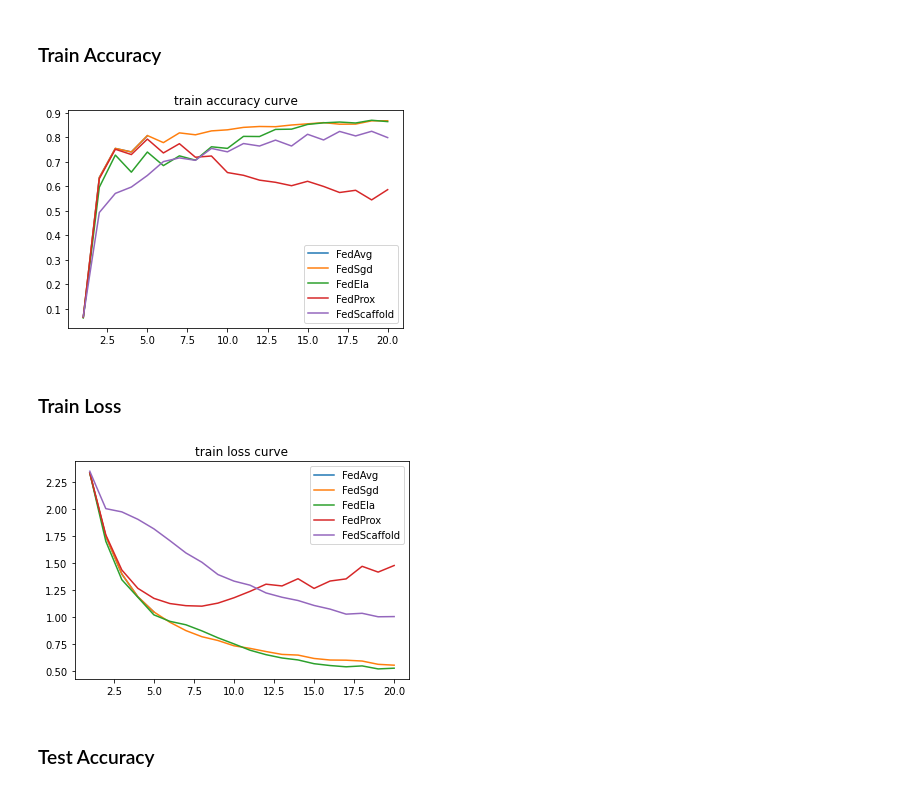
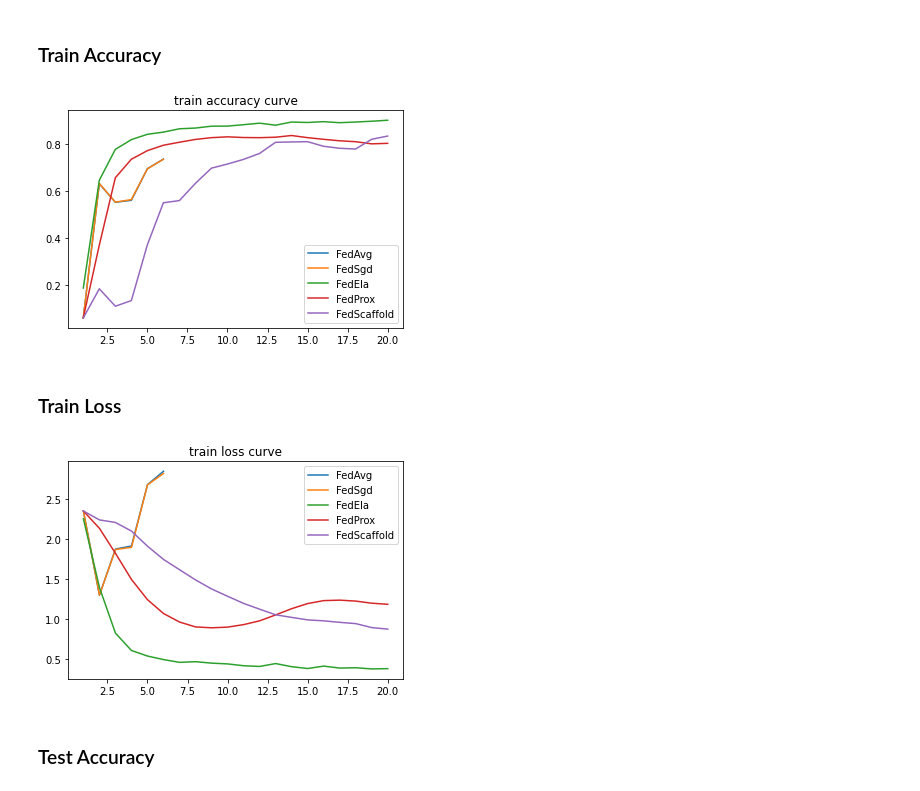
Before and after one commit to FederalLab/benchmark-lightly, a Jupyter notebook: docs/mnist.ipynb, the cells around one changed output. Saved outputs shown, nothing was run; the diff lists cells and outputs as text; code cells hidden in the pictures.

```diff
--- a/docs/mnist.ipynb
+++ b/docs/mnist.ipynb
@@ -186,53 +211,41 @@ python -m openfed.tools.launch --nproc_per_node 6  --logdir /tmp benchmark/run.p
 
 from benchmark.utils.plot import plot
 
+partition = "dirichlet"
 task_name = "mnist"
+
+items = dict(
+    FedAvg=f'../logs/{task_name}/fedavg_{partition}_{task_name}/{task_name}.json',
+    FedSgd=f'../logs/{task_name}/fedsgd_{partition}_{task_name}/{task_name}.json',
+    FedEla=f'../logs/{task_name}/fedela_{partition}_{task_name}/{task_name}.json',
+    FedProx=f'../logs/{task_name}/fedprox_{partition}_{task_name}/{task_name}.json',
+    FedScaffold=f'../logs/{task_name}/fedscaffold_{partition}_{task_name}/{task_name}.json',
+)
+
+files = items.values()
+labels = items.keys()
 # %% [markdown]
 ### Train Accuracy
 # %%
 plot(
-    files=[
-        f'../logs/{task_name}/fedavg_{task_name}/{task_name}.json',
-        f'../logs/{task_name}/fedsgd_{task_name}/{task_name}.json',
-        f'../logs/{task_name}/fedela_{task_name}/{task_name}.json',
-        f'../logs/{task_name}/fedprox_{task_name}/{task_name}.json',
-        f'../logs/{task_name}/fedscaffold_{task_name}/{task_name}.json',
-    ],
-    labels=[
-        'FedAvg',
-        'FedSgd',
-        'FedEla',
-        'FedProx',
-        'FedScaffold',
-    ],
+    files=files,
+    labels=labels,
     attributes="accuracy",
     mode='train'
 )
 # %% [output]
-[figure, old version]
+[figure, new version]
 # %% [markdown]
 ### Train Loss
 # %%
 plot(
-    files=[
-        f'../logs/{task_name}/fedavg_{task_name}/{task_name}.json',
-        f'../logs/{task_name}/fedsgd_{task_name}/{task_name}.json',
-        f'../logs/{task_name}/fedela_{task_name}/{task_name}.json',
-        f'../logs/{task_name}/fedprox_{task_name}/{task_name}.json',
-        f'../logs/{task_name}/fedscaffold_{task_name}/{task_name}.json',
-    ],
-    labels=[
-        'FedAvg',
-        'FedSgd',
-        'FedEla',
-        'FedProx',
-        'FedScaffold',
-    ],
+    files=files,
+    labels=labels,
     attributes="loss",
     mode="train"
 )
 # %% [output]
-[figure, old version]
+[figure, new version]
 # %% [markdown]
 ### Test Accuracy
 # %%
```
Also changed, not shown: parts of 7 cells of this notebook, 3 other files.
